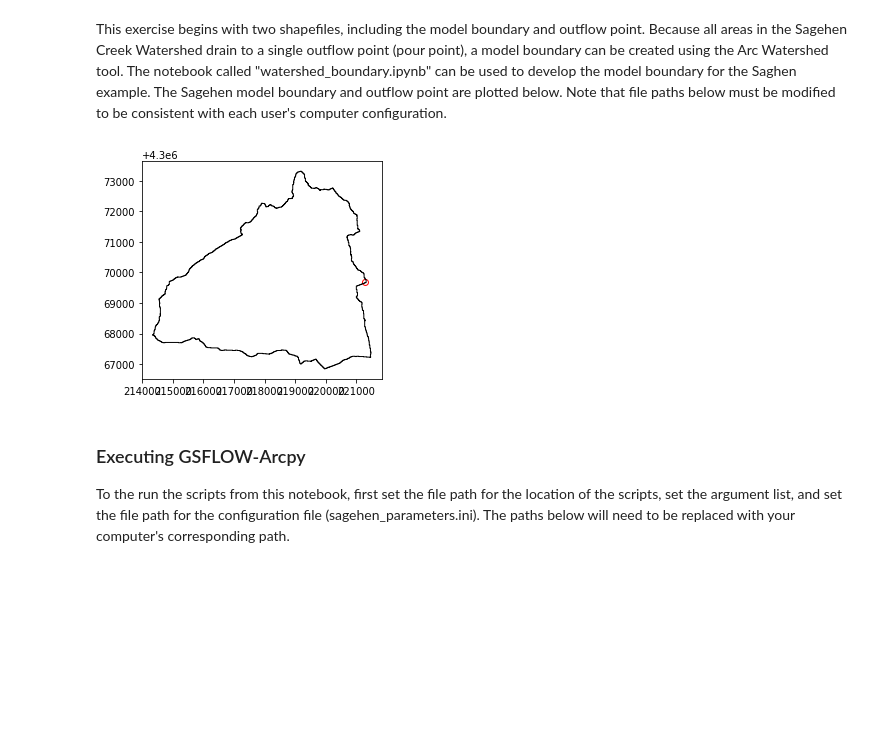
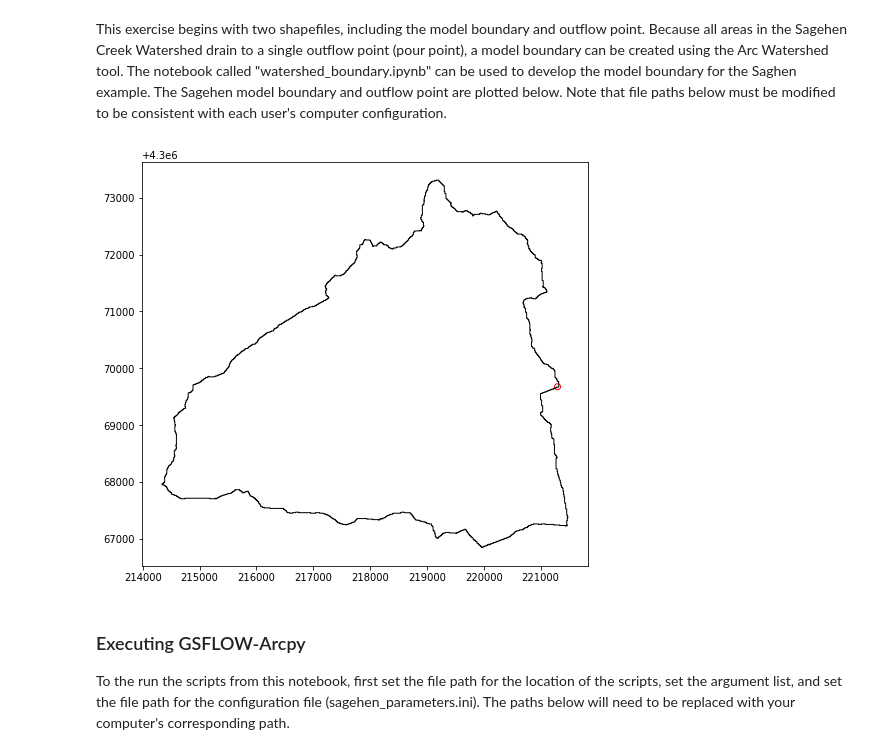
Before and after one commit to rniswon/gsflowID2447_classrepo, a Jupyter notebook: exercises/saghen_prms/notebook/gsflow_sagehen.ipynb, the cells around one changed output. Drawn from its saved outputs; the diff is of its cells as text; code cells hidden in the pictures; blank space fills up the shorter version.

```diff
--- a/exercises/saghen_prms/notebook/gsflow_sagehen.ipynb
+++ b/exercises/saghen_prms/notebook/gsflow_sagehen.ipynb
@@ -47,15 +48,16 @@ This exercise begins with two shapefiles, including the model boundary and outfl
 # %%
 fig, ax = plt.subplots()
 ax.set_aspect('equal')
 fn1=r"..\examples\sagehen\shapefiles\watershed_proj.shp"
 fn2=r"..\examples\sagehen\shapefiles\model_points.shp"
 boundary=geopandas.read_file(fn1)
 gage=geopandas.read_file(fn2)
+plt.rcParams["figure.figsize"] = (8,8)
 gage.plot(ax=ax,color='none', edgecolor='red', linewidth=1.0)
 boundary.plot(ax=ax,color='none', edgecolor='black', linewidth=1.0)
 plt.show()
 # %% [output]
-[figure, old version]
+[figure, new version]
 # %% [markdown]
 ### Executing GSFLOW-Arcpy
 To the run the scripts from this notebook, first set the file path for the location of the scripts,  set the argument list, and set the file path for the configuration file (sagehen_parameters.ini). The paths below will need to be replaced with your computer's corresponding path.
```
Also changed, not shown: parts of 7 cells of this notebook, 59 other files.
